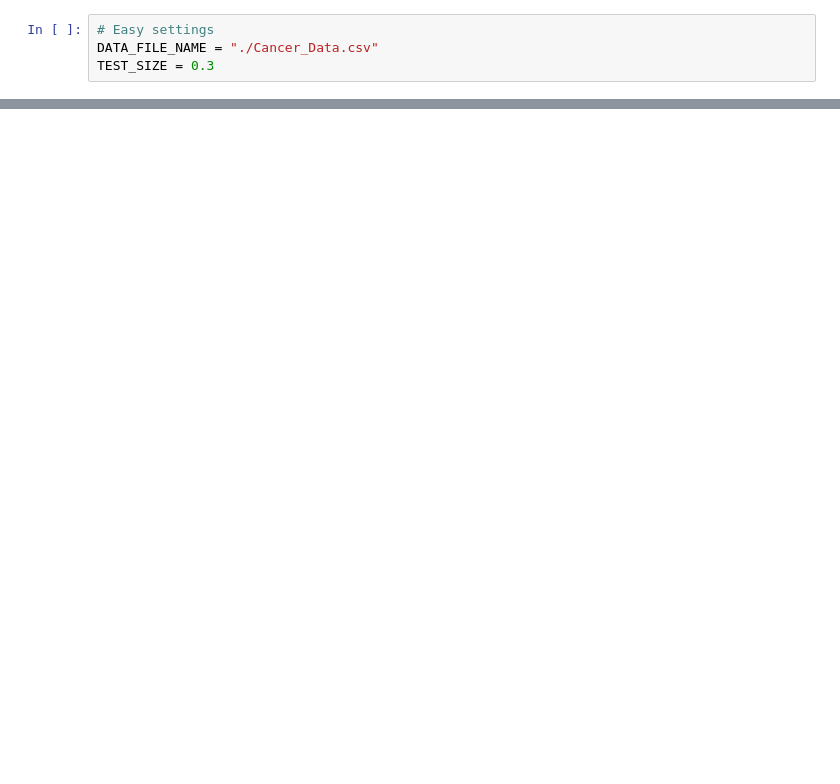
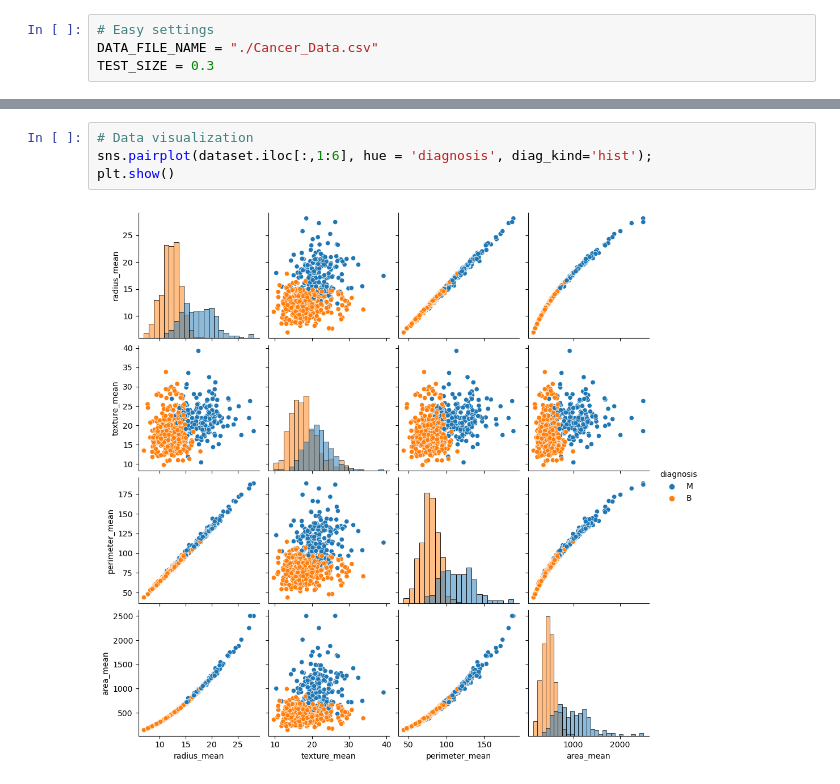
Before and after one commit to nathan-dcruz/ECS171-G32, a Jupyter notebook: G32-Logistic-Regression.ipynb, the cells around one changed output, grey strips where cells are left out. Drawn from its saved outputs; the diff is of its cells as text; blank space fills up the shorter version.

Commit message:
Added prelim data visualizations

```diff
--- a/G32-Logistic-Regression.ipynb
+++ b/G32-Logistic-Regression.ipynb
@@ -28,0 +45,6 @@ dataset = pd.read_csv(DATA_FILE_NAME)
+# %%
+# Data visualization
+sns.pairplot(dataset.iloc[:,1:6], hue = 'diagnosis', diag_kind='hist');
+plt.show()
+# %% [output]
+[figure, added]
```
Also changed, not shown: parts of 8 cells of this notebook.
